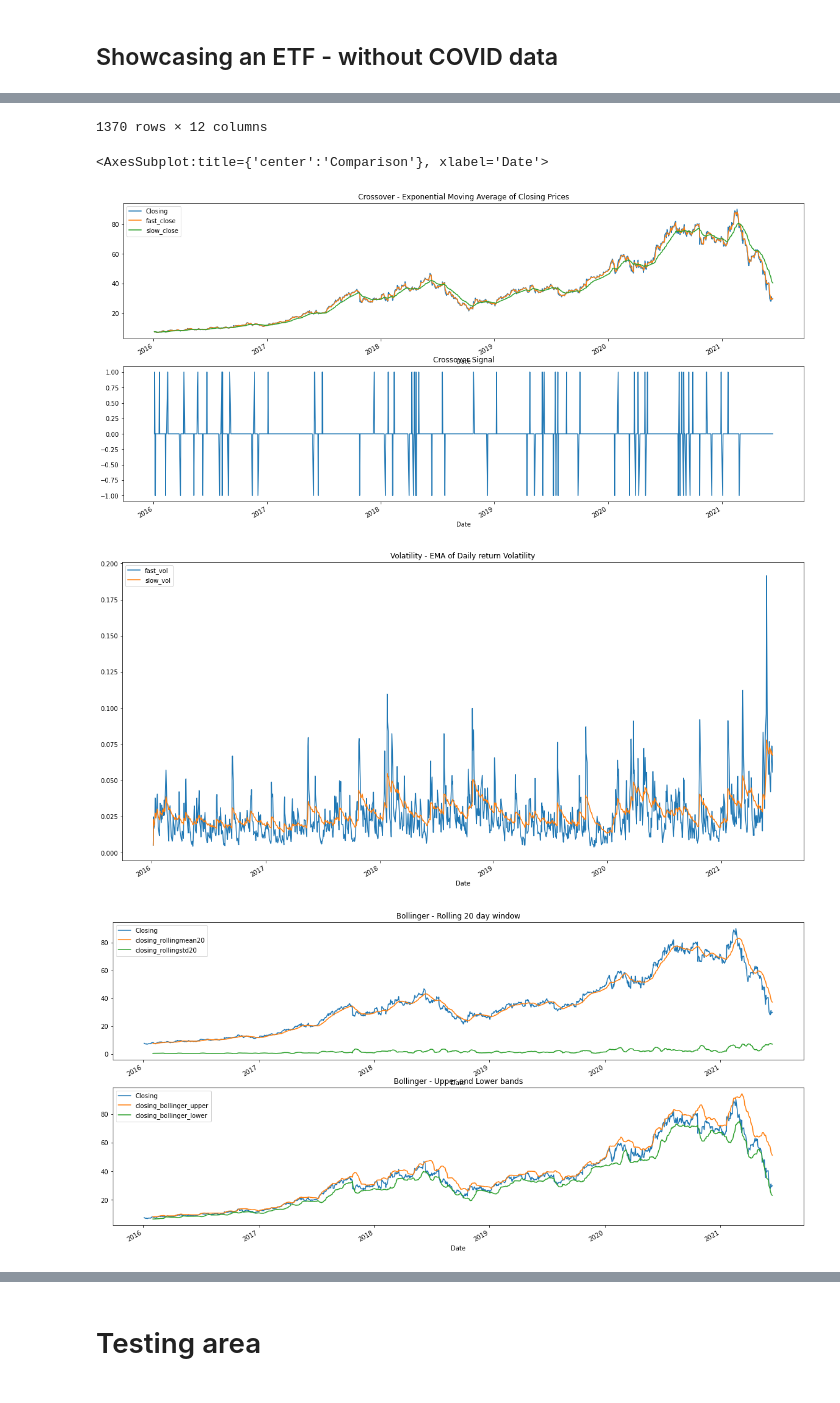
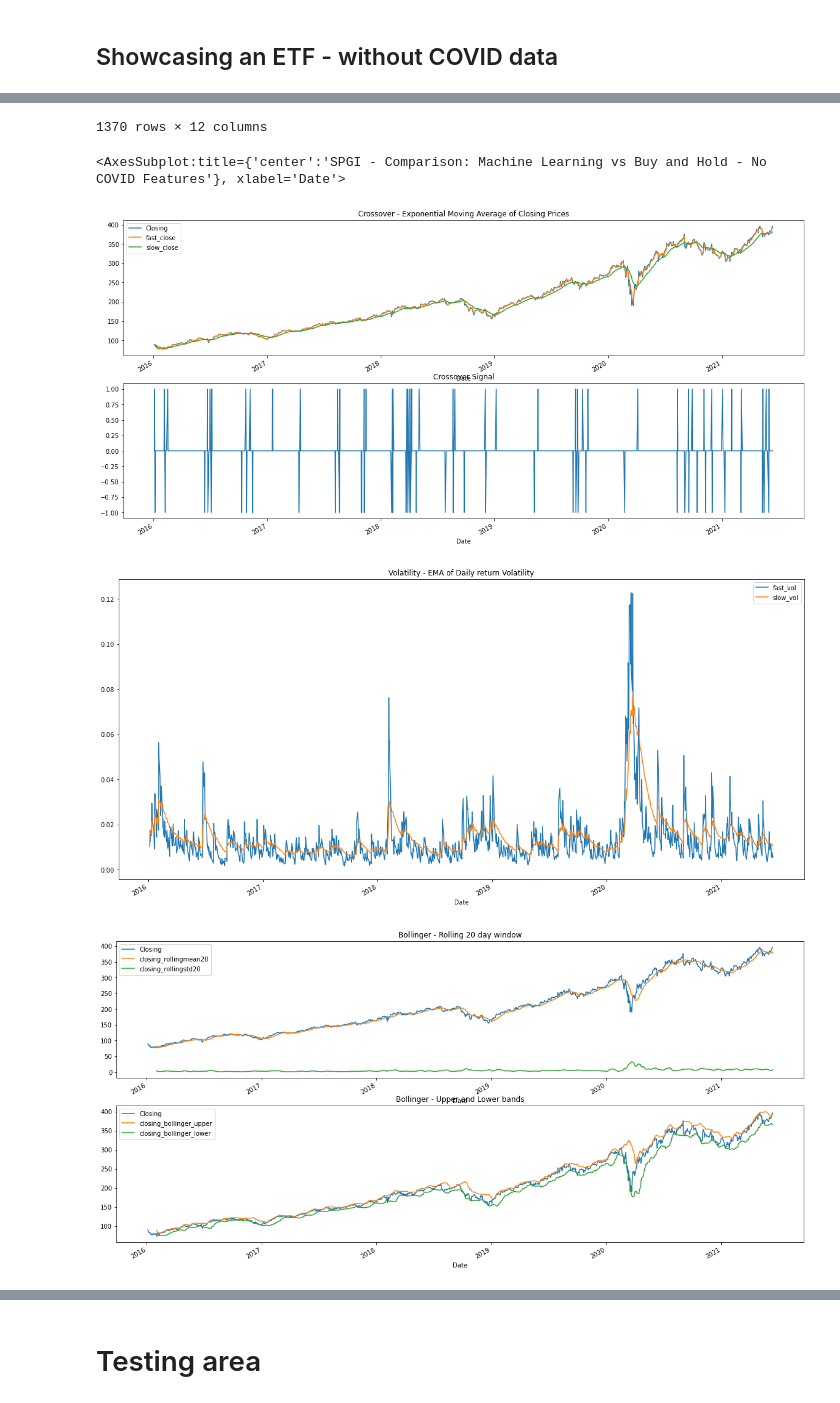
Before and after one commit to scolpan/etf_ml, a Jupyter notebook: InitialETF.ipynb, the cells around one changed output, grey strips where cells are left out. Saved outputs shown, nothing was run; the diff lists cells and outputs as text; code cells hidden in the pictures.

```diff
--- a/InitialETF.ipynb
+++ b/InitialETF.ipynb
@@ -614,5 +599,9 @@ showcase_ticker_name = 'TAL'
 # %%
 #Showcasing a single ticker
+
+toggle_covid = 0
+etf_showcase = 1
+showcase_ticker_name = 'SPGI'
 
 #ticker_name = etf_closing.columns[50]
 
@@ -648,8 +637,8 @@ portfolio_df['wallet_equity'] = np.where(portfolio_df['wallet'] > 0, portfolio_d
 
 
 
-
-portfolio_df[["wallet_equity","buyholdequity"]].plot(figsize=(20, 10), title='Comparison')
+#Show the progression of the inital $1000 invested.
+portfolio_df[["wallet_equity","buyholdequity"]].plot(figsize=(20, 10), title=showcase_ticker_name + ' - Comparison: Machine Learning vs Buy and Hold - No COVID Features')
 # %% [output]
 |  | Closing | Returns | crossover_signal | voltrend_signal | bollinger_signal | Positive Return | ... |
 | Date |  |  |  |  |  |  | ... |
@@ -667,5 +656,5 @@ portfolio_df[["wallet_equity","buyholdequity"]].plot(figsize=(20, 10), title='Co
 1370 rows × 12 columns
-<AxesSubplot:title={'center':'Comparison'}, xlabel='Date'>
+<AxesSubplot:title={'center':'SPGI - Comparison: Machine Learning vs Buy and Hold - No COVID Features'}, xlabel='Date'>
-[figure, old version]
+[figure, new version]
-[figure, old version]
+[figure, new version]
-[figure, old version]
+[figure, new version]
```
Also changed, not shown: parts of 12 cells of this notebook.
